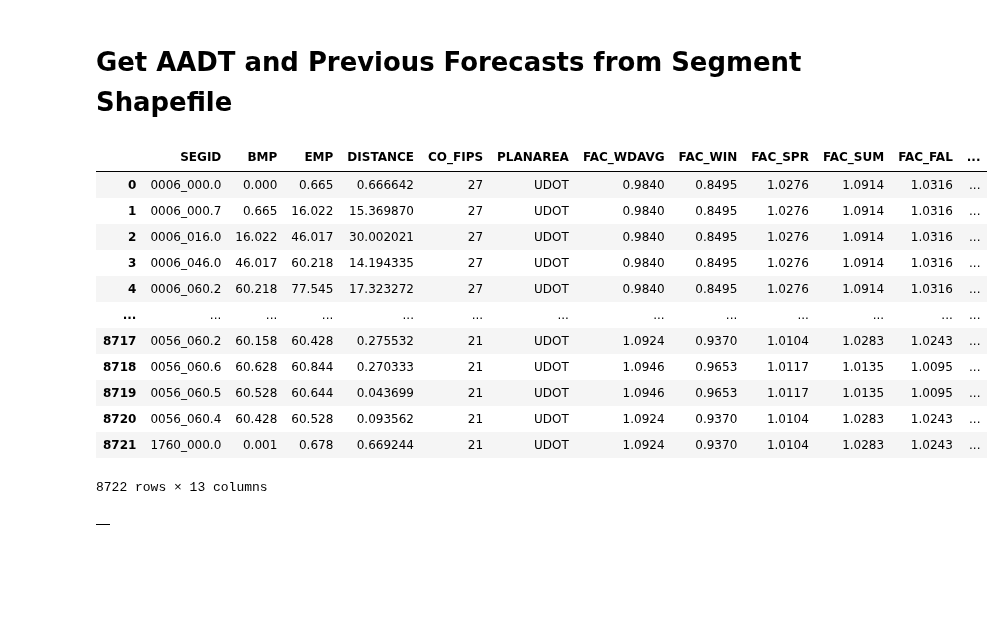
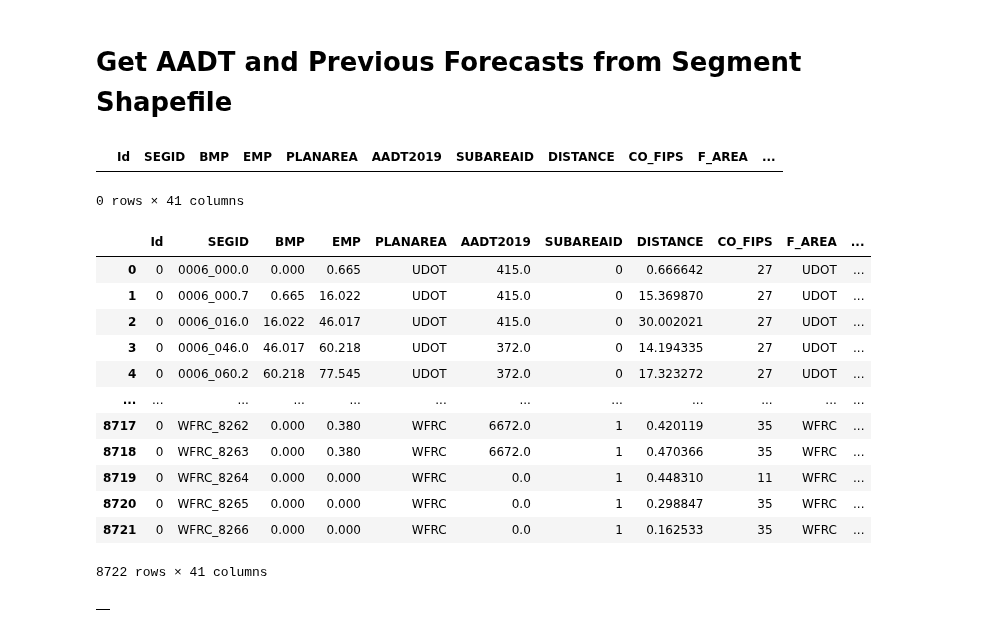
Before and after one commit to WFRCAnalytics/Traffic-Volume-Forecasts, a Jupyter notebook: 1-Get-Historic-Data-and-Previous-Forecasts.ipynb, the cells around one changed output. Cells and saved outputs as stored; diff of their text form; code cells hidden in the pictures; blank space fills up the shorter version.

```diff
--- a/1-Get-Historic-Data-and-Previous-Forecasts.ipynb
+++ b/1-Get-Historic-Data-and-Previous-Forecasts.ipynb
@@ -11,7 +11,7 @@ import re # regular expression
 fnExcelAADTHistory = 'data/udot/AADTHistory.xlsx'
 
 # segment shapefile with AADT and previous forecasts - copied from 'A:/1 - TDM/3 - Model Dev/1 - WF/1 - Official Release/v9x/v9.0/WF TDM v9.0 - official/1_Inputs/6_Segment/Segments_WF - 2023-08-01.shp'
-fnSegmentsShapefile = 'data/segments/Final_Segments_BMP_EMP.shp'
+fnSegmentsShapefile = 'data/segments/Segments_State_20230908_Draft.shp'
 
 # filter by PLANAREA in segments shapefile
 #filterPlanArea = ['WFRC','MAG'] # must be an array... if only single item, the still include []
@@ -20,24 +20,27 @@ fnSegmentsShapefile = 'data/segments/Final_Segments_BMP_EMP.shp'
 # %%
 # read in segment shapefile
 gdfSegments = gpd.read_file(fnSegmentsShapefile)
+display(gdfSegments[gdfSegments['SEGID'].duplicated(keep=False)])
 display(gdfSegments)
 
 # show columns
 #print(gdfSegments.columns.tolist())
 # %% [output]
-|  | SEGID | BMP | EMP | DISTANCE | CO_FIPS | PLANAREA | FAC_WDAVG | FAC_WIN | FAC_SPR | FAC_SUM | FAC_FAL | ... |
-| 0 | 0006_000.0 | 0.000 | 0.665 | 0.666642 | 27 | UDOT | 0.9840 | 0.8495 | 1.0276 | 1.0914 | 1.0316 | ... |
-| 1 | 0006_000.7 | 0.665 | 16.022 | 15.369870 | 27 | UDOT | 0.9840 | 0.8495 | 1.0276 | 1.0914 | 1.0316 | ... |
-| 2 | 0006_016.0 | 16.022 | 46.017 | 30.002021 | 27 | UDOT | 0.9840 | 0.8495 | 1.0276 | 1.0914 | 1.0316 | ... |
-| 3 | 0006_046.0 | 46.017 | 60.218 | 14.194335 | 27 | UDOT | 0.9840 | 0.8495 | 1.0276 | 1.0914 | 1.0316 | ... |
-| 4 | 0006_060.2 | 60.218 | 77.545 | 17.323272 | 27 | UDOT | 0.9840 | 0.8495 | 1.0276 | 1.0914 | 1.0316 | ... |
-| ... | ... | ... | ... | ... | ... | ... | ... | ... | ... | ... | ... | ... |
-| 8717 | 0056_060.2 | 60.158 | 60.428 | 0.275532 | 21 | UDOT | 1.0924 | 0.9370 | 1.0104 | 1.0283 | 1.0243 | ... |
-| 8718 | 0056_060.6 | 60.628 | 60.844 | 0.270333 | 21 | UDOT | 1.0946 | 0.9653 | 1.0117 | 1.0135 | 1.0095 | ... |
-| 8719 | 0056_060.5 | 60.528 | 60.644 | 0.043699 | 21 | UDOT | 1.0946 | 0.9653 | 1.0117 | 1.0135 | 1.0095 | ... |
-| 8720 | 0056_060.4 | 60.428 | 60.528 | 0.093562 | 21 | UDOT | 1.0924 | 0.9370 | 1.0104 | 1.0283 | 1.0243 | ... |
-| 8721 | 1760_000.0 | 0.001 | 0.678 | 0.669244 | 21 | UDOT | 1.0924 | 0.9370 | 1.0104 | 1.0283 | 1.0243 | ... |
+|  | Id | SEGID | BMP | EMP | PLANAREA | AADT2019 | SUBAREAID | DISTANCE | CO_FIPS | F_AREA | ... |
-8722 rows × 13 columns
+0 rows × 41 columns
+|  | Id | SEGID | BMP | EMP | PLANAREA | AADT2019 | SUBAREAID | DISTANCE | CO_FIPS | F_AREA | ... |
+| 0 | 0 | 0006_000.0 | 0.000 | 0.665 | UDOT | 415.0 | 0 | 0.666642 | 27 | UDOT | ... |
+| 1 | 0 | 0006_000.7 | 0.665 | 16.022 | UDOT | 415.0 | 0 | 15.369870 | 27 | UDOT | ... |
+| 2 | 0 | 0006_016.0 | 16.022 | 46.017 | UDOT | 415.0 | 0 | 30.002021 | 27 | UDOT | ... |
+| 3 | 0 | 0006_046.0 | 46.017 | 60.218 | UDOT | 372.0 | 0 | 14.194335 | 27 | UDOT | ... |
+| 4 | 0 | 0006_060.2 | 60.218 | 77.545 | UDOT | 372.0 | 0 | 17.323272 | 27 | UDOT | ... |
+| ... | ... | ... | ... | ... | ... | ... | ... | ... | ... | ... | ... |
+| 8717 | 0 | WFRC_8262 | 0.000 | 0.380 | WFRC | 6672.0 | 1 | 0.420119 | 35 | WFRC | ... |
+| 8718 | 0 | WFRC_8263 | 0.000 | 0.380 | WFRC | 6672.0 | 1 | 0.470366 | 35 | WFRC | ... |
+| 8719 | 0 | WFRC_8264 | 0.000 | 0.000 | WFRC | 0.0 | 1 | 0.448310 | 11 | WFRC | ... |
+| 8720 | 0 | WFRC_8265 | 0.000 | 0.000 | WFRC | 0.0 | 1 | 0.298847 | 35 | WFRC | ... |
+| 8721 | 0 | WFRC_8266 | 0.000 | 0.000 | WFRC | 0.0 | 1 | 0.162533 | 35 | WFRC | ... |
+8722 rows × 41 columns
 # %%
 # filter segments by PLANAREA
 _df = gdfSegments#[gdfSegments['PLANAREA'].isin(filterPlanArea)].copy()
```
Also changed, not shown: parts of 5 cells of this notebook, 31 other files.
